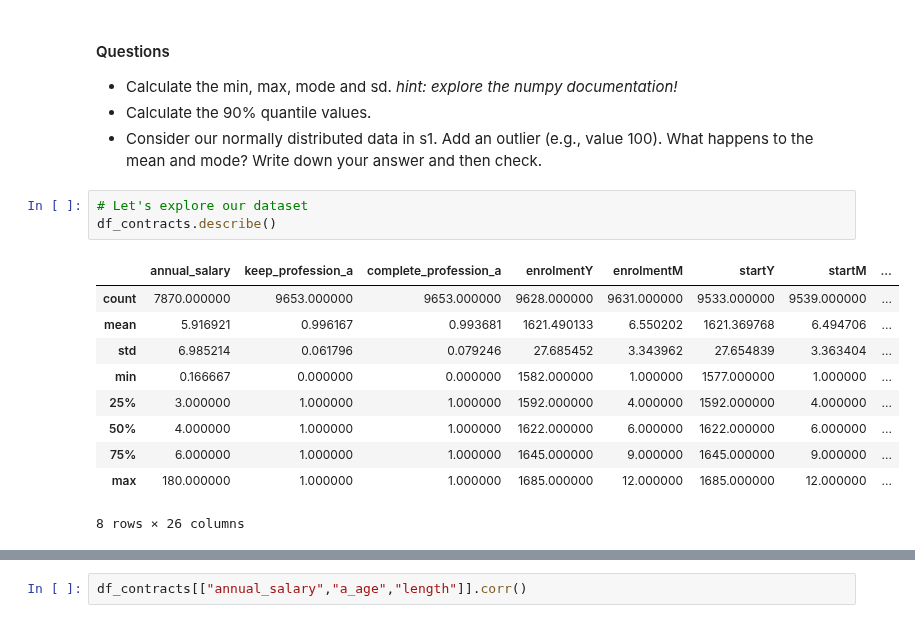
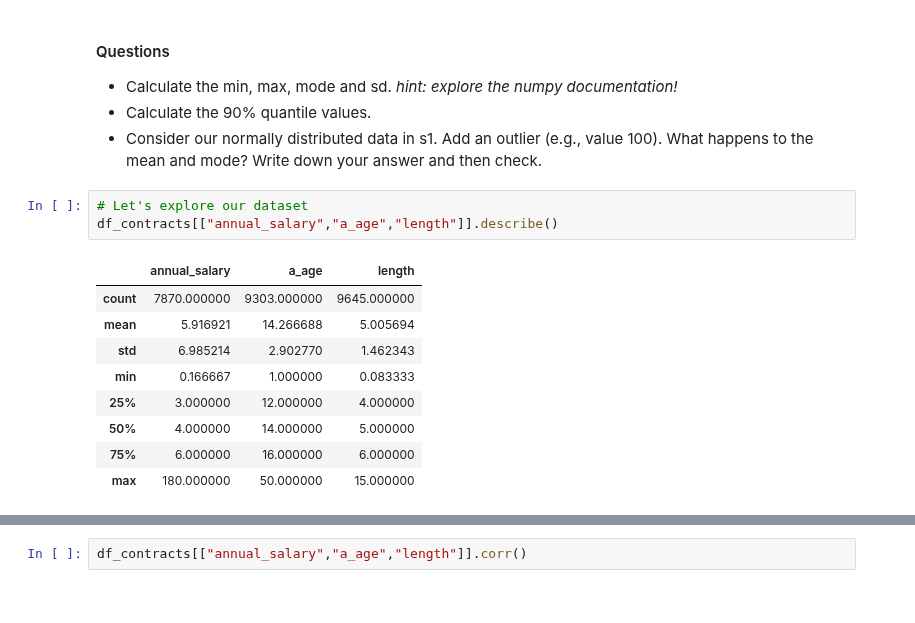
Before and after one commit to mromanello/ADA-DHOxSS, a Jupyter notebook: notebooks/4.1 Exploratory data analysis and working with texts.ipynb, the cells around one changed output, grey strips where cells are left out. Drawn from its saved outputs; the diff is of its cells as text.

```diff
--- a/notebooks/4.1 Exploratory data analysis and working with texts.ipynb
+++ b/notebooks/4.1 Exploratory data analysis and working with texts.ipynb
@@ -218,18 +239,17 @@ print(np.quantile(s2, 0.5))
 * Consider our normally distributed data in s1. Add an outlier (e.g., value 100). What happens to the mean and mode? Write down your answer and then check.
 # %%
 # Let's explore our dataset
-df_contracts.describe()
+df_contracts[["annual_salary","a_age","length"]].describe()
 # %% [output]
-|  | annual_salary | keep_profession_a | complete_profession_a | enrolmentY | enrolmentM | startY | startM | ... |
-| count | 7870.000000 | 9653.000000 | 9653.000000 | 9628.000000 | 9631.000000 | 9533.000000 | 9539.000000 | ... |
-| mean | 5.916921 | 0.996167 | 0.993681 | 1621.490133 | 6.550202 | 1621.369768 | 6.494706 | ... |
-| std | 6.985214 | 0.061796 | 0.079246 | 27.685452 | 3.343962 | 27.654839 | 3.363404 | ... |
-| min | 0.166667 | 0.000000 | 0.000000 | 1582.000000 | 1.000000 | 1577.000000 | 1.000000 | ... |
-| 25% | 3.000000 | 1.000000 | 1.000000 | 1592.000000 | 4.000000 | 1592.000000 | 4.000000 | ... |
-| 50% | 4.000000 | 1.000000 | 1.000000 | 1622.000000 | 6.000000 | 1622.000000 | 6.000000 | ... |
-| 75% | 6.000000 | 1.000000 | 1.000000 | 1645.000000 | 9.000000 | 1645.000000 | 9.000000 | ... |
-| max | 180.000000 | 1.000000 | 1.000000 | 1685.000000 | 12.000000 | 1685.000000 | 12.000000 | ... |
+|  | annual_salary | a_age | length |
+| count | 7870.000000 | 9303.000000 | 9645.000000 |
+| mean | 5.916921 | 14.266688 | 5.005694 |
+| std | 6.985214 | 2.902770 | 1.462343 |
+| min | 0.166667 | 1.000000 | 0.083333 |
+| 25% | 3.000000 | 12.000000 | 4.000000 |
+| 50% | 4.000000 | 14.000000 | 5.000000 |
+| 75% | 6.000000 | 16.000000 | 6.000000 |
+| max | 180.000000 | 50.000000 | 15.000000 |
-8 rows × 26 columns
 # %% [markdown]
 ## Relating two variables
 
```
Also changed, not shown: parts of 4 cells of this notebook, 1 other file.
